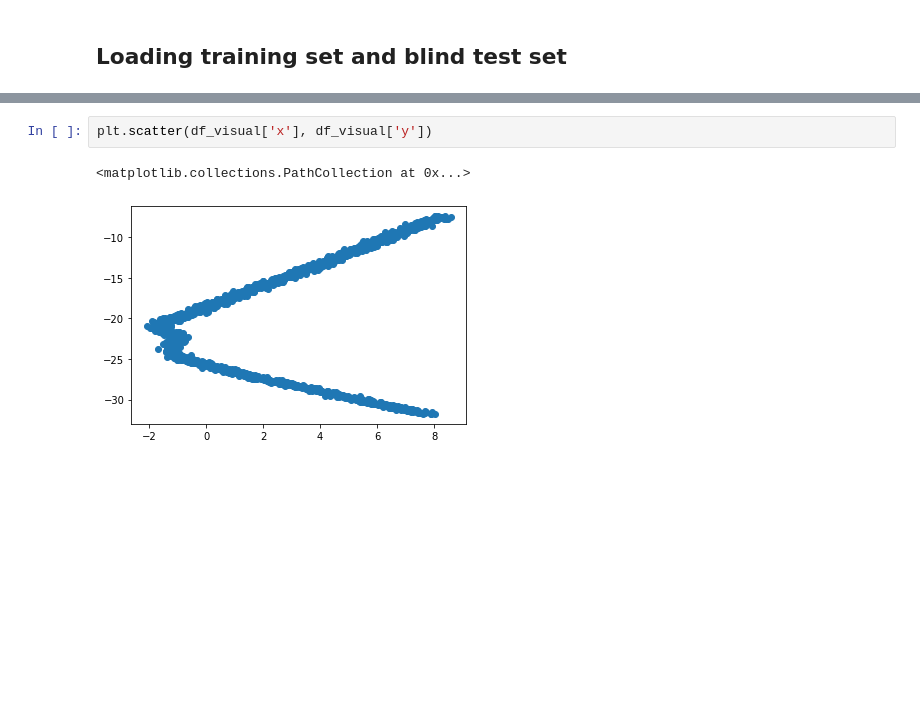
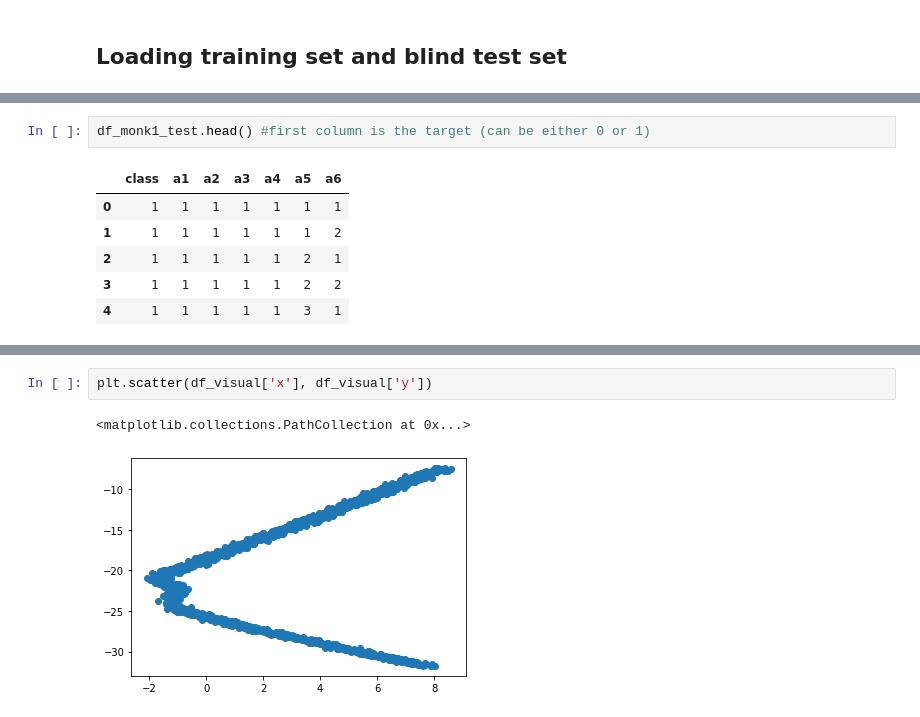
Before and after one commit to luca-santarella/ML-project, a Jupyter notebook: neural_network.ipynb, the cells around one changed output, grey strips where cells are left out. Cells and saved outputs as stored; diff of their text form; blank space fills up the shorter version.

```diff
--- a/neural_network.ipynb
+++ b/neural_network.ipynb
@@ -52,0 +32,9 @@ df
+# %%
+df_monk1_test.head() #first column is the target (can be either 0 or 1)
+# %% [output]
+|  | class | a1 | a2 | a3 | a4 | a5 | a6 |
+| 0 | 1 | 1 | 1 | 1 | 1 | 1 | 1 |
+| 1 | 1 | 1 | 1 | 1 | 1 | 1 | 2 |
+| 2 | 1 | 1 | 1 | 1 | 1 | 2 | 1 |
+| 3 | 1 | 1 | 1 | 1 | 1 | 2 | 2 |
+| 4 | 1 | 1 | 1 | 1 | 1 | 3 | 1 |
```
Also changed, not shown: parts of 22 cells of this notebook, 1 other file.
